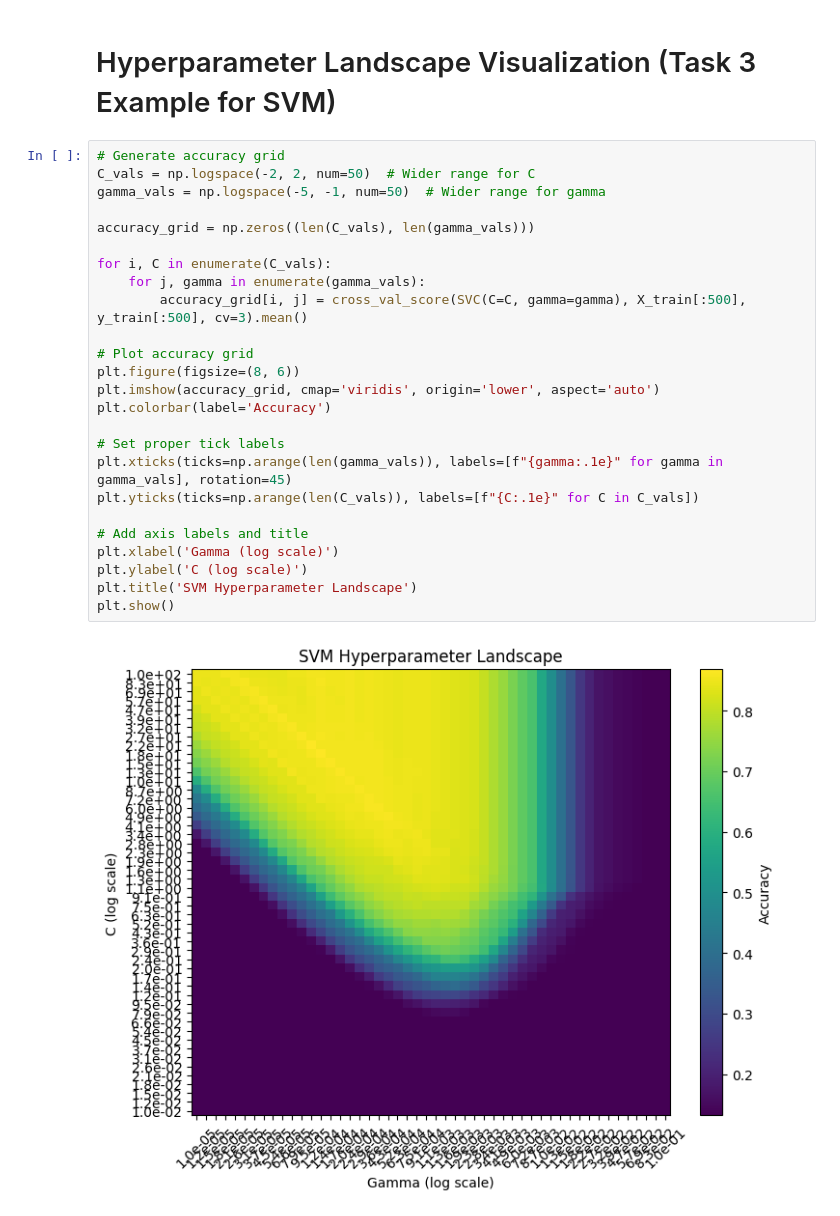
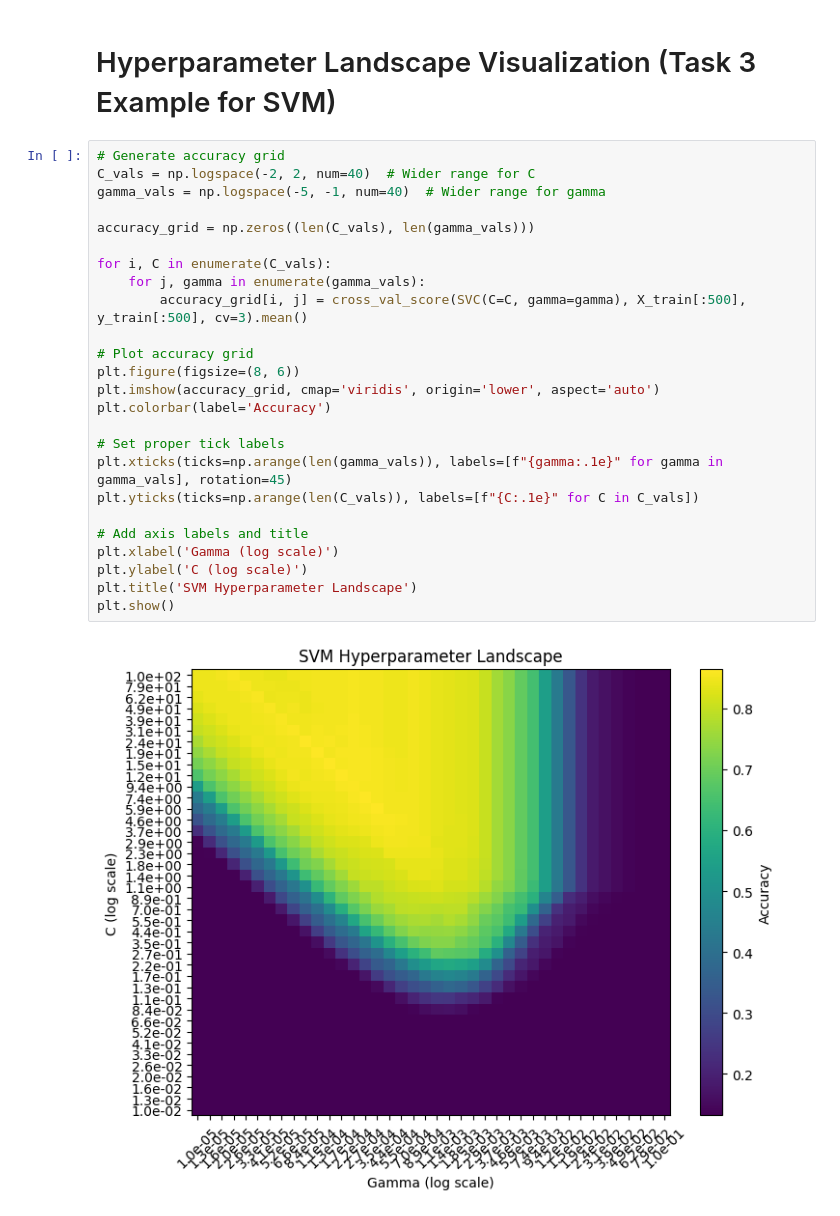
Before and after one commit to ParthivPatel2005/DiffusionMaps-Optimization-CS303, a Jupyter notebook: Problem2.ipynb, the cells around one changed output. Drawn from its saved outputs; the diff is of its cells as text.

```diff
--- a/Problem2.ipynb
+++ b/Problem2.ipynb
@@ -189,28 +231,28 @@ CMA-ES Accuracy: 0.8983
 # Hyperparameter Landscape Visualization (Task 3 Example for SVM)
 # %%
 # Generate accuracy grid
-C_vals = np.logspace(-2, 2, num=50)  # Wider range for C
-gamma_vals = np.logspace(-5, -1, num=50)  # Wider range for gamma
+C_vals = np.logspace(-2, 2, num=40)  # Wider range for C
+gamma_vals = np.logspace(-5, -1, num=40)  # Wider range for gamma
 
 accuracy_grid = np.zeros((len(C_vals), len(gamma_vals)))
 
 for i, C in enumerate(C_vals):
     for j, gamma in enumerate(gamma_vals):
         accuracy_grid[i, j] = cross_val_score(SVC(C=C, gamma=gamma), X_train[:500], y_train[:500], cv=3).mean()
 
 # Plot accuracy grid
 plt.figure(figsize=(8, 6))
 plt.imshow(accuracy_grid, cmap='viridis', origin='lower', aspect='auto')
 plt.colorbar(label='Accuracy')
 
 # Set proper tick labels
 plt.xticks(ticks=np.arange(len(gamma_vals)), labels=[f"{gamma:.1e}" for gamma in gamma_vals], rotation=45)
 plt.yticks(ticks=np.arange(len(C_vals)), labels=[f"{C:.1e}" for C in C_vals])
 
 # Add axis labels and title
 plt.xlabel('Gamma (log scale)')
 plt.ylabel('C (log scale)')
 plt.title('SVM Hyperparameter Landscape')
 plt.show()
 # %% [output]
-[figure, old version]
+[figure, new version]
```
Also changed, not shown: parts of 7 cells of this notebook, 1 other file.
